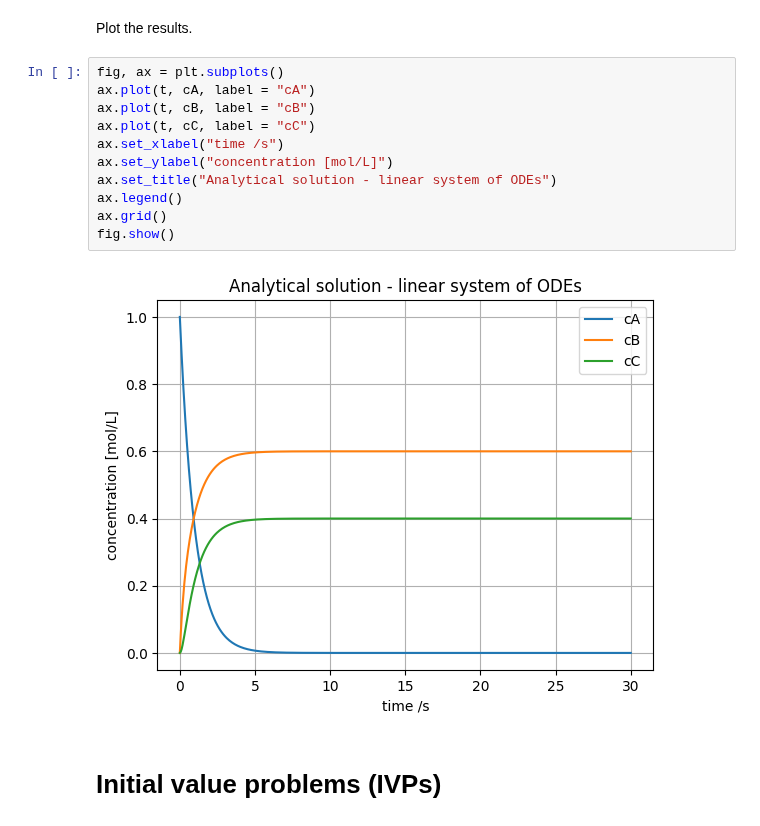
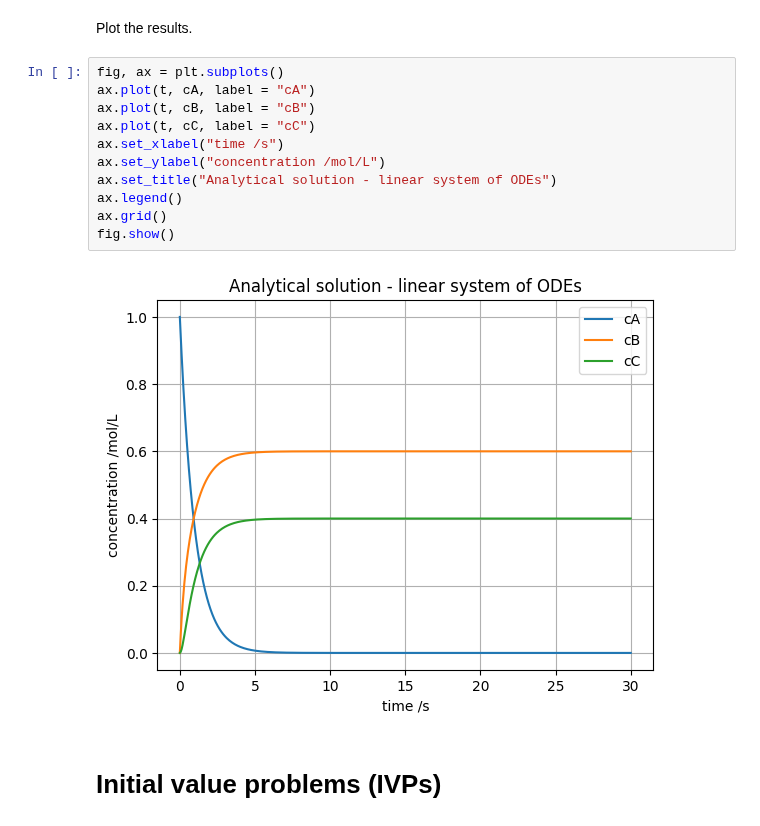
Before and after one commit to process-intelligence-research/computational_practicum_lecture_coding, a Jupyter notebook: q1_lecture_5/Q1Lecture5.ipynb, the cells around one changed output. Saved outputs shown, nothing was run; the diff lists cells and outputs as text.

```diff
--- a/q1_lecture_5/Q1Lecture5.ipynb
+++ b/q1_lecture_5/Q1Lecture5.ipynb
@@ -155,16 +155,16 @@ Plot the results.
 # %%
 fig, ax = plt.subplots()
 ax.plot(t, cA, label = "cA")
 ax.plot(t, cB, label = "cB")
 ax.plot(t, cC, label = "cC")
 ax.set_xlabel("time /s")
-ax.set_ylabel("concentration [mol/L]")
+ax.set_ylabel("concentration /mol/L")
 ax.set_title("Analytical solution - linear system of ODEs")
 ax.legend()
 ax.grid()
 fig.show()
 # %% [output]
-[figure, old version]
+[figure, new version]
 # %% [markdown]
 # Initial value problems (IVPs)
 # %% [markdown]
```
Also changed, not shown: parts of 8 cells of this notebook.
